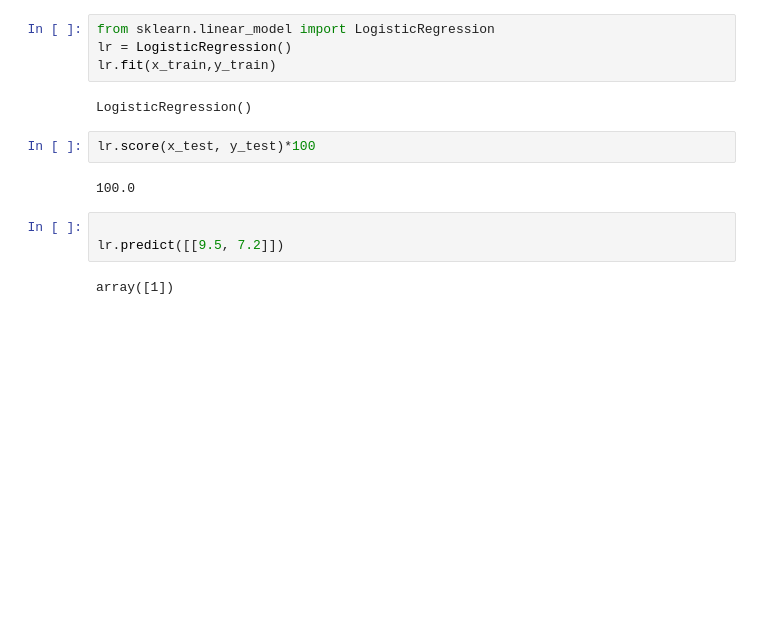
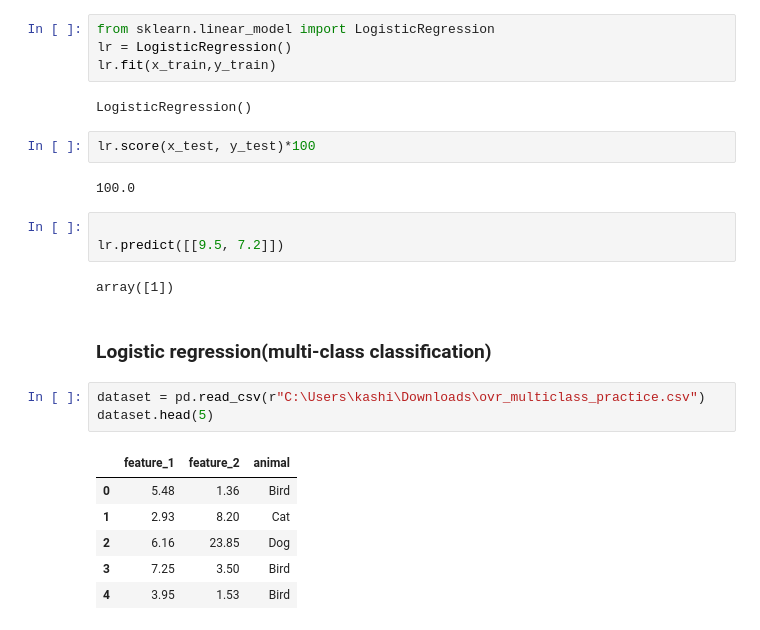
Before and after one commit to CompileNetwork33/DS_Notes, a Jupyter notebook: classification_algo.ipynb, the cells around one changed output. Drawn from its saved outputs; the diff is of its cells as text; blank space fills up the shorter version.

```diff
--- a/classification_algo.ipynb
+++ b/classification_algo.ipynb
@@ -255,3 +257,15 @@ lr.score(x_test, y_test)*100
 lr.predict([[9.5, 7.2]])
 # %% [output]
 array([1])
+# %% [markdown]
+### Logistic regression(multi-class classification)
+# %%
+dataset = pd.read_csv(r"C:\Users\kashi\Downloads\ovr_multiclass_practice.csv")
+dataset.head(5)
+# %% [output]
+|  | feature_1 | feature_2 | animal |
+| 0 | 5.48 | 1.36 | Bird |
+| 1 | 2.93 | 8.20 | Cat |
+| 2 | 6.16 | 23.85 | Dog |
+| 3 | 7.25 | 3.50 | Bird |
+| 4 | 3.95 | 1.53 | Bird |
```
Also changed, not shown: parts of 11 cells of this notebook.
